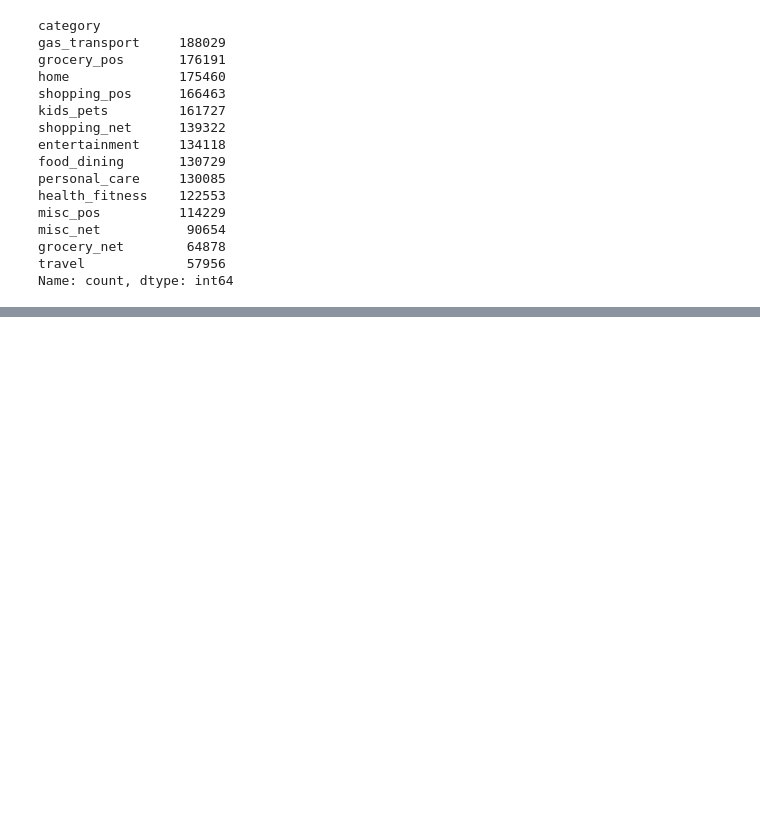
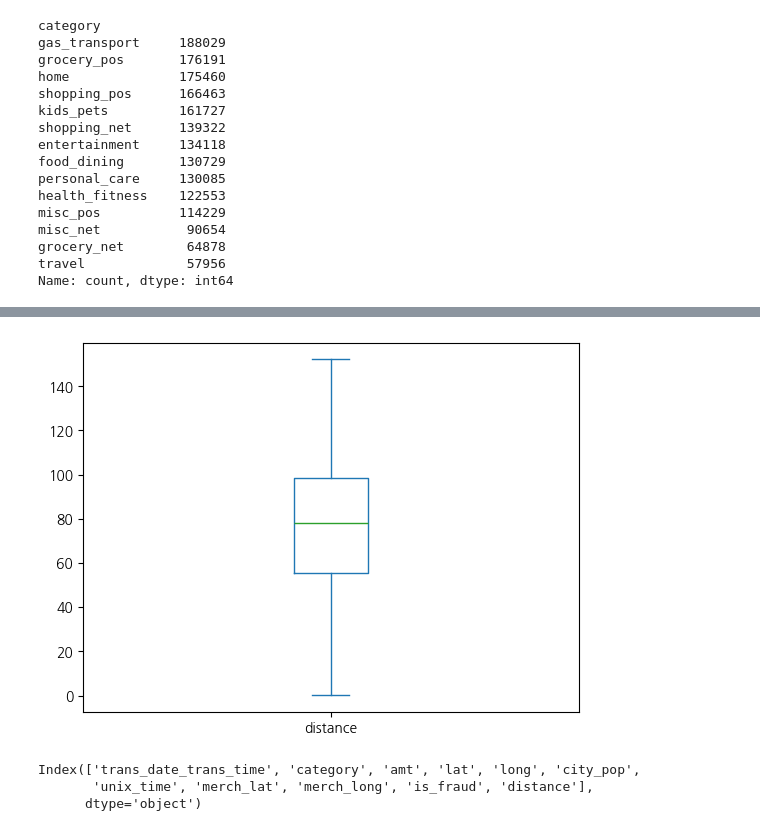
Before and after one commit to hyun111111/fintech_service_2nd, a Jupyter notebook: 05machine_learning/11지도학습_분류분석_신용카드탐지_모델만들기.ipynb, the cells around one changed output, grey strips where cells are left out. Cells and saved outputs as stored; diff of their text form; code cells hidden in the pictures; blank space fills up the shorter version.

```diff
--- a/05machine_learning/11지도학습_분류분석_신용카드탐지_모델만들기.ipynb
+++ b/05machine_learning/11지도학습_분류분석_신용카드탐지_모델만들기.ipynb
@@ -4,6 +23,19 @@ import numpy as np
 import matplotlib.pylab as plt
 import koreanize_matplotlib
 import seaborn as sbn
+# %%
+def haversine(lat1, lon1, lat2, lon2):
+    # 위도, 경도를 라디안 단위로 변환
+    lat1, lon1, lat2, lon2 = map(np.radians, [lat1, lon1, lat2, lon2])
+
+    dlat = lat2 - lat1
+    dlon = lon2 - lon1
+
+    a = np.sin(dlat/2.0)**2 + np.cos(lat1) * np.cos(lat2) * np.sin(dlon/2.0)**2
+    c = 2 * np.arcsin(np.sqrt(a))
+
+    km = 6371 * c  # 지구 반지름 = 6371km
+    return km
 # %%
 data = pd.read_csv("./data/fraud.csv")
 data.head()
@@ -79,0 +145,2 @@ data['category'].unipue()
+# %%
+data['distance'] = haversine(data['lat'], data['long'], data['merch_lat'], data['merch_long'])
@@ -79,0 +163,5 @@ data['category'].unipue()
+# %%
+data['distance'].plot(kind='box')
+plt.show()
+# %% [output]
+[figure, added]
@@ -79,0 +172,6 @@ data['category'].unipue()
+# %%
+data.columns
+# %% [output]
+Index(['trans_date_trans_time', 'category', 'amt', 'lat', 'long', 'city_pop',
+       'unix_time', 'merch_lat', 'merch_long', 'is_fraud', 'distance'],
+      dtype='object')
```
Also changed, not shown: parts of 53 cells of this notebook, 7 other files.
